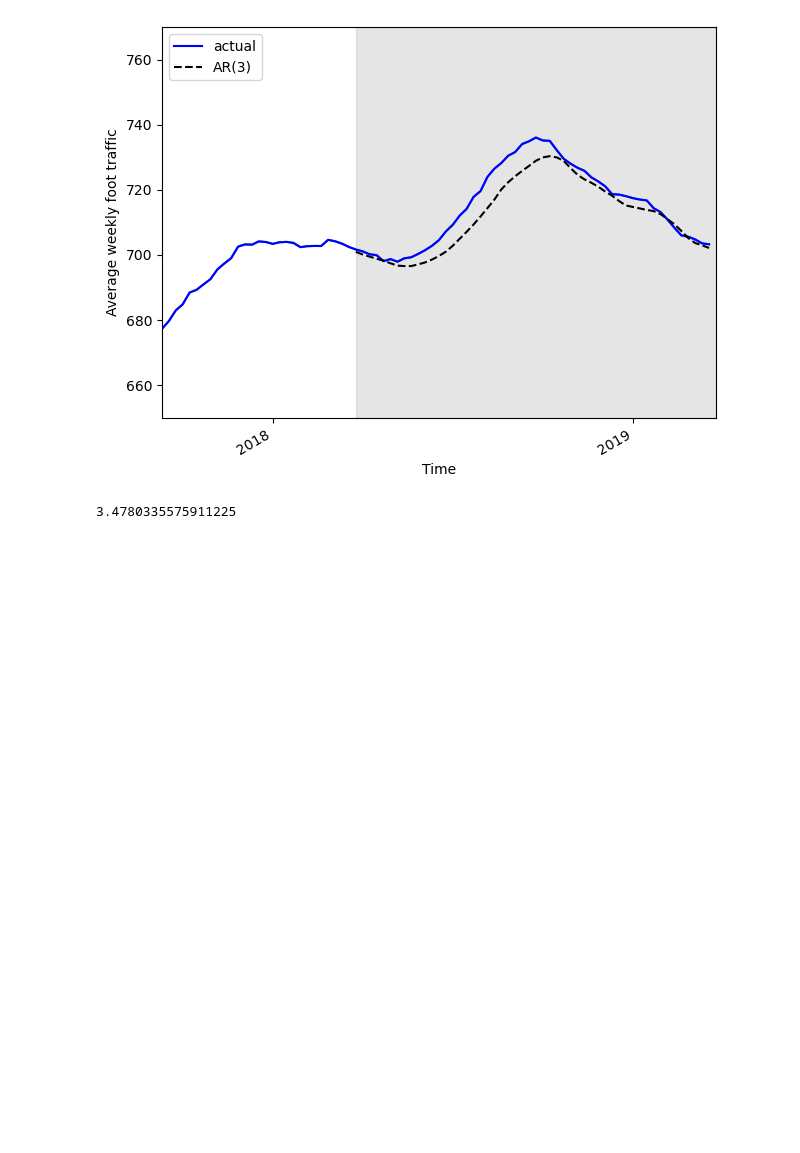
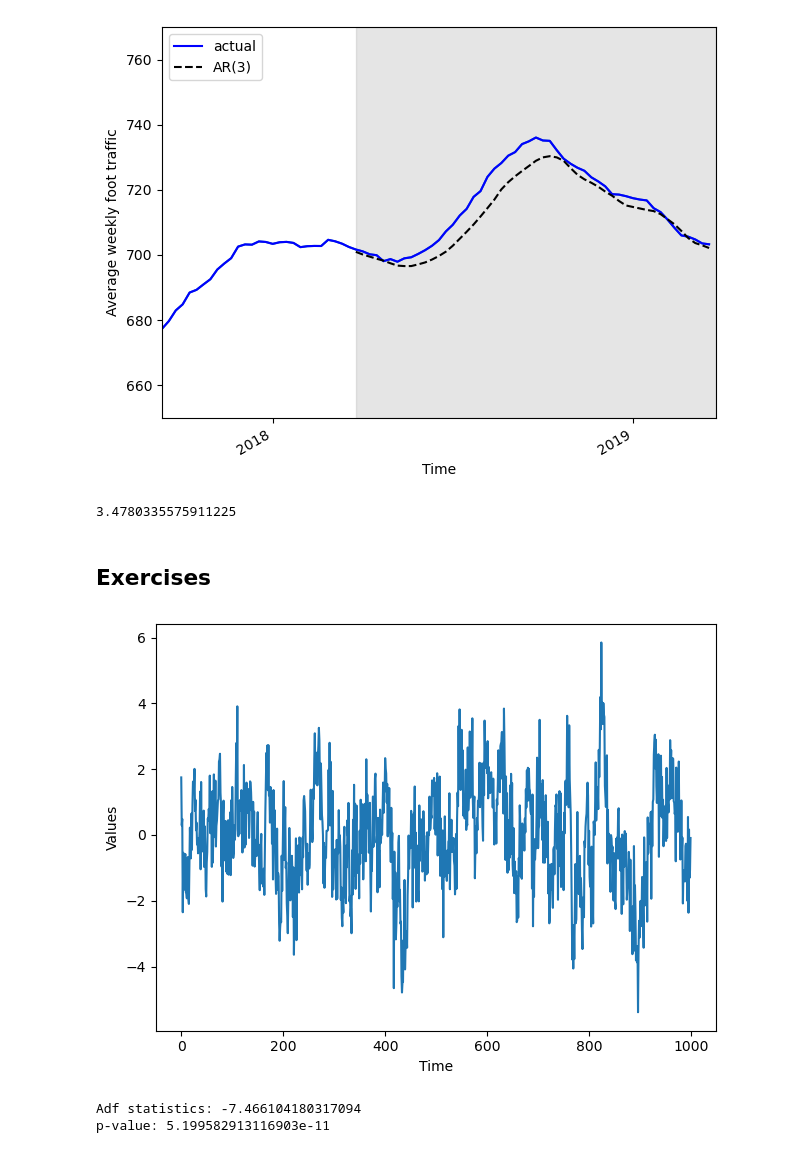
Before and after one commit to Alexa201228/timeseriesPracticeML, a Jupyter notebook: AuroregressionModel.ipynb, the cells around one changed output. Cells and saved outputs as stored; diff of their text form; code cells hidden in the pictures; blank space fills up the shorter version.

Commit message:
Add autoregression exercises

```diff
--- a/AuroregressionModel.ipynb
+++ b/AuroregressionModel.ipynb
@@ -272,3 +272,37 @@ mae_AR_undiff = mean_absolute_error(foot_traffic_df["foot_traffic"][948:], foot_
 print(mae_AR_undiff)
 # %% [output]
 3.4780335575911225
+# %% [markdown]
+## Exercises
+# %%
+from statsmodels.tsa.arima_process import ArmaProcess
+import numpy as np
+
+np.random.seed(11)
+
+ma2 = np.array([1, 0, 0])
+ar2 = np.array([1, -0.33, -0.50])
+
+AR2_process = ArmaProcess(ar=ar2, ma=ma2).generate_sample(nsample=1000)
+# %%
+import matplotlib.pyplot as plt
+
+fig, ax = plt.subplots()
+
+ax.plot(AR2_process)
+ax.set_xlabel("Time")
+ax.set_ylabel("Values")
+
+
+plt.tight_layout()
+# %% [output]
+[figure, added]
+# %%
+from statsmodels.tsa.stattools import adfuller
+
+ADF_test_results = adfuller(AR2_process)
+print(f"Adf statistics: {ADF_test_results[0]}")
+print(f"p-value: {ADF_test_results[1]}")
+# %% [output]
+Adf statistics: -7.466104180317094
+p-value: 5.199582913116903e-11
```
Also changed, not shown: parts of 9 cells of this notebook.
